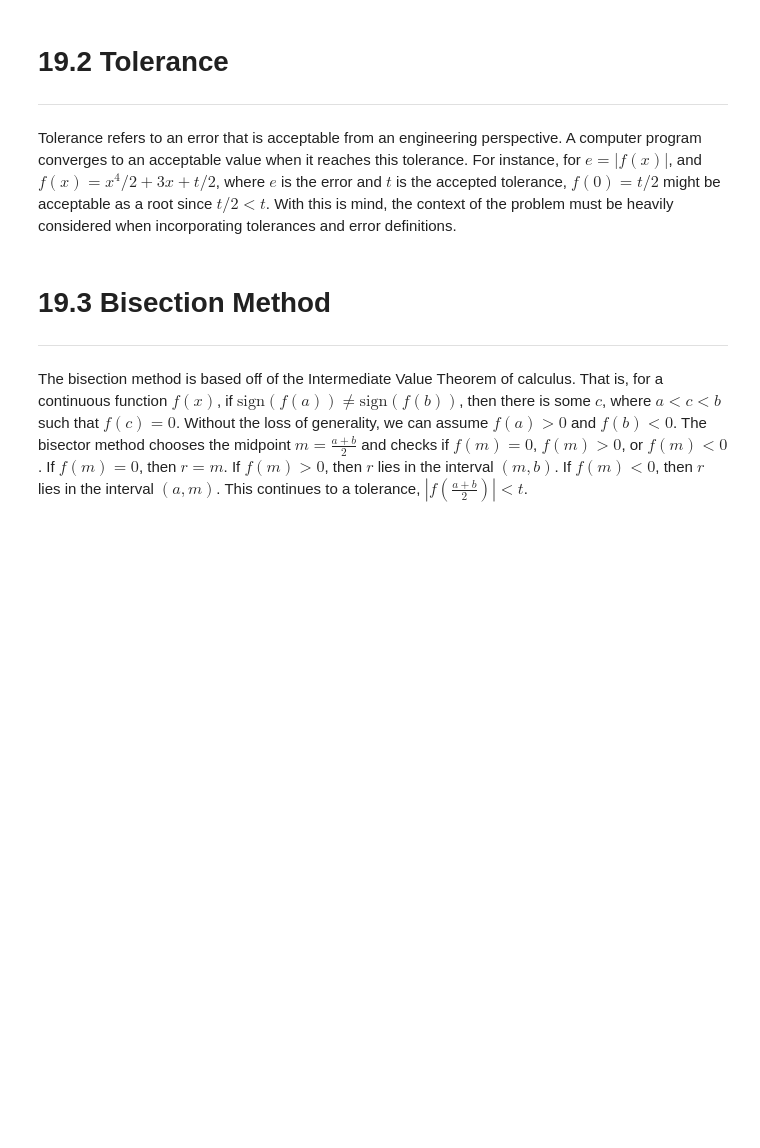
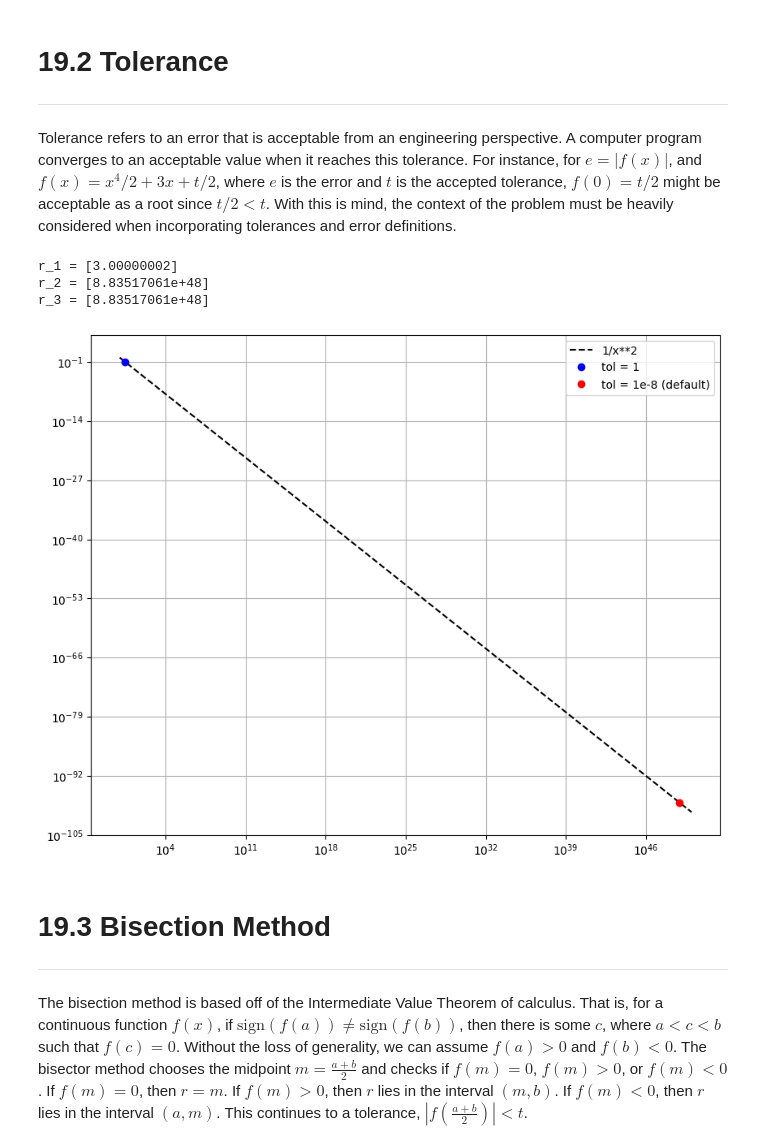
Before and after one commit to hansonnguy/MAT-421, a Jupyter notebook: Module_C.ipynb, the cells around one changed output. Cells and saved outputs as stored; diff of their text form; code cells hidden in the pictures; blank space fills up the shorter version.

```diff
--- a/Module_C.ipynb
+++ b/Module_C.ipynb
@@ -63,6 +63,40 @@ r_2 = [8.83517061e+48]
 ---
 
 Tolerance refers to an error that is acceptable from an engineering perspective. A computer program converges to an acceptable value when it reaches this tolerance. For instance, for $e = |f(x)|$, and $f(x) = x^4/2 + 3x + t/2$, where $e$ is the error and $t$ is the accepted tolerance, $f(0) = t/2$ might be acceptable as a root since $t/2 < t$. With this is mind, the context of the problem must be heavily considered when incorporating tolerances and error definitions.
+# %%
+# Same problem before, but with a tolerance much higher (less accurate)
+import matplotlib.pyplot as plt
+
+f = lambda x: 1/x**2
+
+r1, infodict1, ier1, mesg1 = optimize.fsolve(f, 2, xtol = 1, full_output=True)
+r2, infodict2, ier2, mesg2 = optimize.fsolve(f, 2, full_output=True)
+
+print("r_1 =", r1)
+print("r_2 =", r2)
+print("r_3 =", r3)
+fig = plt.figure(figsize = (10,8))
+
+# We can compare the roots with different tolerances
+
+x_new  = np.logspace(0, 50, 100, 10)
+
+plt.plot(x_new, f(x_new), 'k--', label = '1/x**2')
+plt.plot(r1, f(r1), 'bo', label = 'tol = 1')
+plt.plot(r2, f(r2), 'ro', label = 'tol = 1e-8 (default)')
+
+# plot on a log scale
+plt.xscale('log')
+plt.yscale('log')
+
+plt.grid('on')
+plt.legend()
+plt.show()
+# %% [output]
+r_1 = [3.00000002]
+r_2 = [8.83517061e+48]
+r_3 = [8.83517061e+48]
+[figure, added]
 # %% [markdown]
 # **19.3 Bisection Method**
 
```
